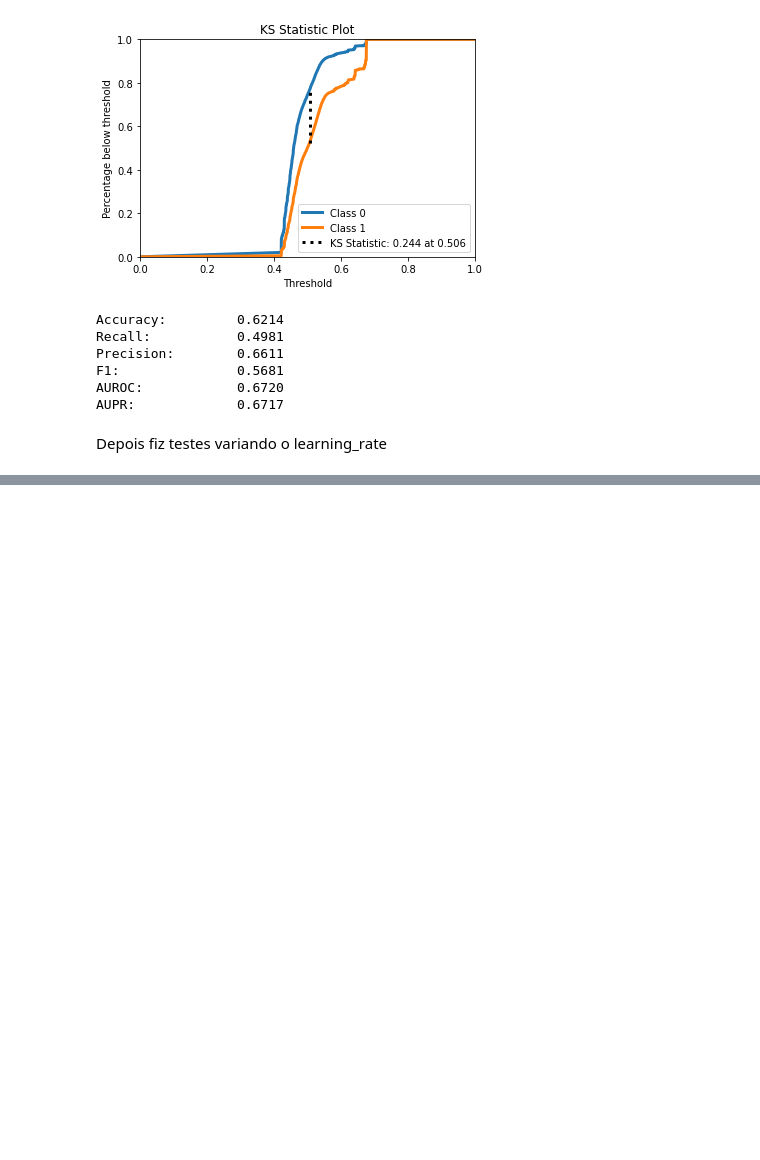
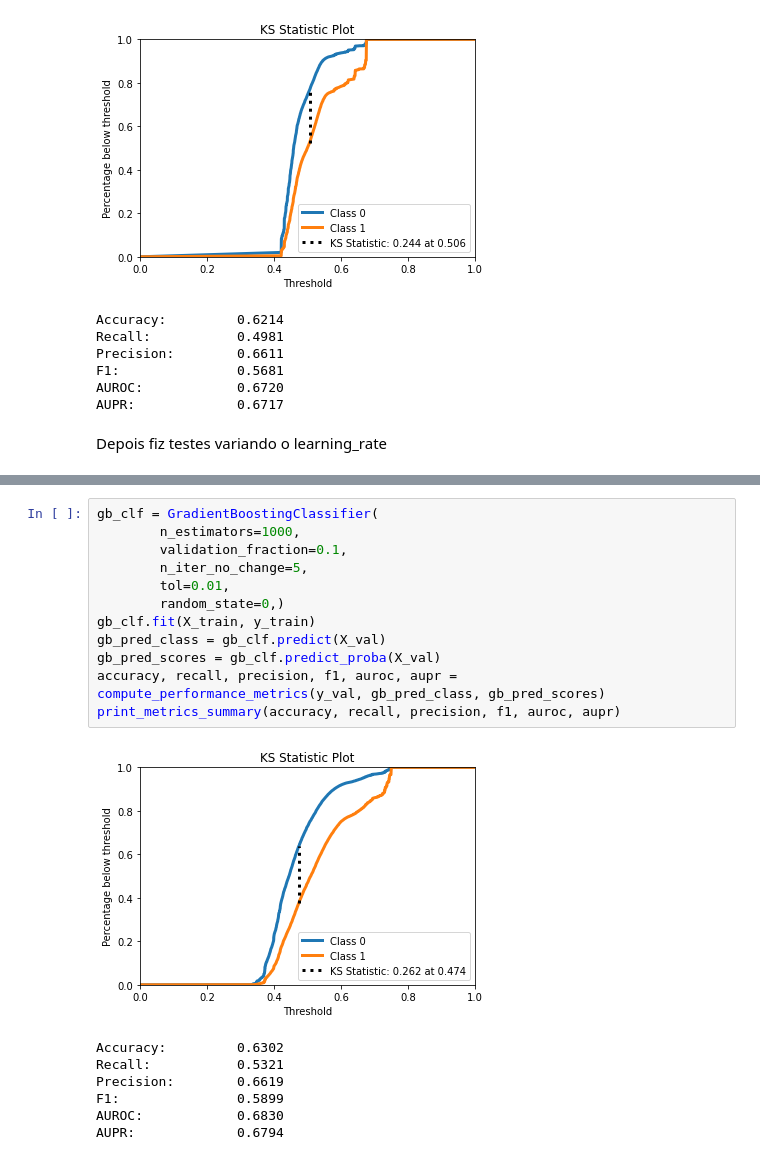
Before and after one commit to aasb2/neural-networks, a Jupyter notebook: Project.ipynb, the cells around one changed output, grey strips where cells are left out. Saved outputs shown, nothing was run; the diff lists cells and outputs as text; blank space fills up the shorter version.

```diff
--- a/Project.ipynb
+++ b/Project.ipynb
@@ -273,0 +350,20 @@ Depois fiz testes variando o learning_rate
+# %%
+gb_clf = GradientBoostingClassifier(
+        n_estimators=1000,
+        validation_fraction=0.1,
+        n_iter_no_change=5,
+        tol=0.01,
+        random_state=0,)
+gb_clf.fit(X_train, y_train)
+gb_pred_class = gb_clf.predict(X_val)
+gb_pred_scores = gb_clf.predict_proba(X_val)
+accuracy, recall, precision, f1, auroc, aupr = compute_performance_metrics(y_val, gb_pred_class, gb_pred_scores)
+print_metrics_summary(accuracy, recall, precision, f1, auroc, aupr)
+# %% [output]
+[figure, added]
+Accuracy:         0.6302
+Recall:           0.5321
+Precision:        0.6619
+F1:               0.5899
+AUROC:            0.6830
+AUPR:             0.6794
```
Also changed, not shown: parts of 11 cells of this notebook, 6 other files.
